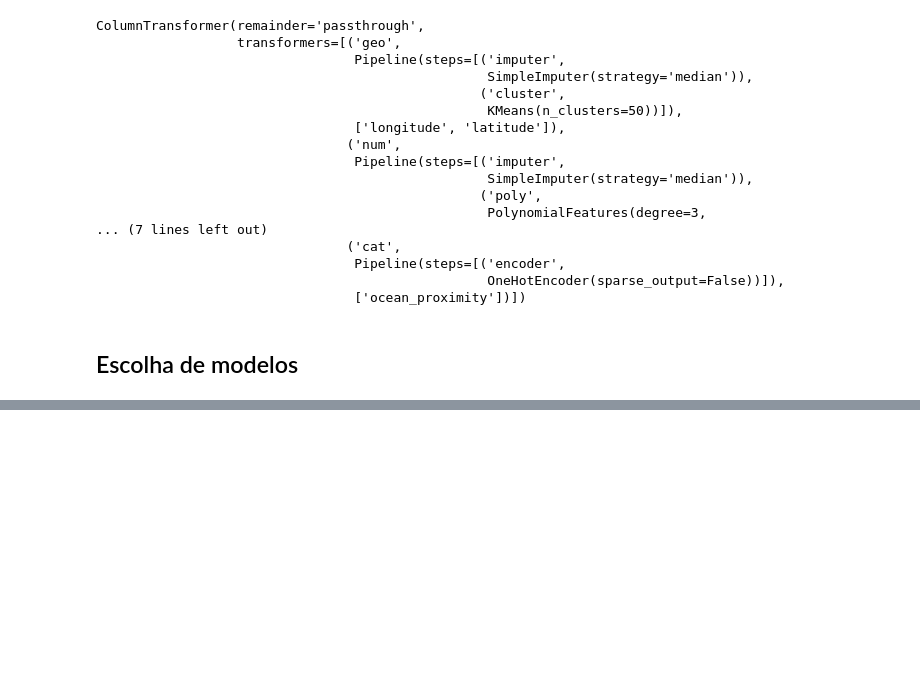
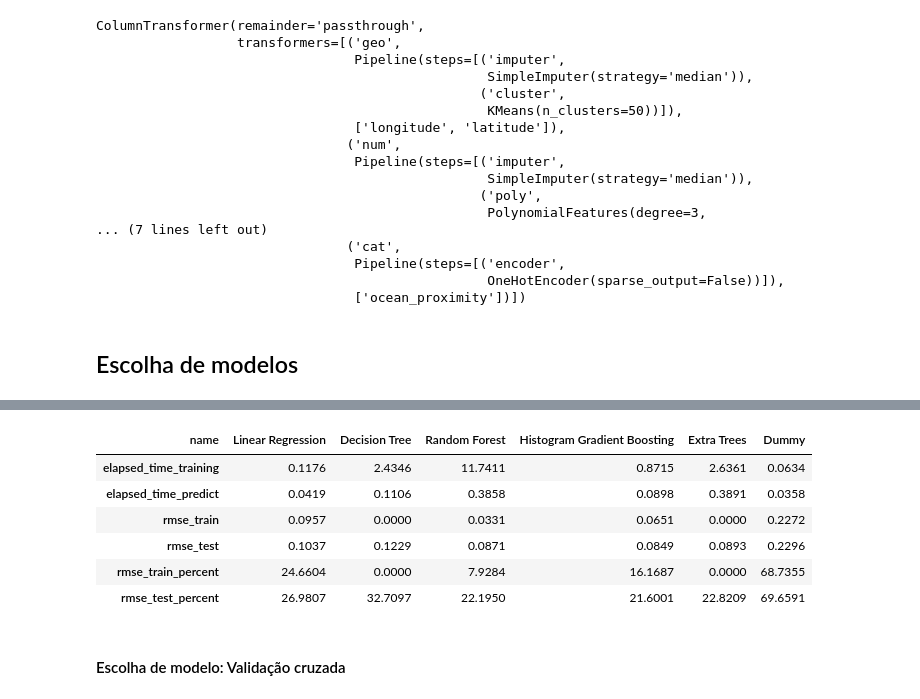
Before and after one commit to marinnagc/ml_labs_marinnagc, a Jupyter notebook: labs/answers/01_regression/task_02/notebooks/02-modeling/task_02.ipynb, the cells around one changed output, grey strips where cells are left out. Drawn from its saved outputs; the diff is of its cells as text; code cells hidden in the pictures; blank space fills up the shorter version.

```diff
--- a/labs/answers/01_regression/task_02/notebooks/02-modeling/task_02.ipynb
+++ b/labs/answers/01_regression/task_02/notebooks/02-modeling/task_02.ipynb
@@ -197,6 +197,15 @@ et_reg = Pipeline([
         ),
     ),
 ])
+# %%
+from sklearn.dummy import DummyRegressor
+
+dummy_reg = Pipeline([
+    ('preprocessing', preprocessing_pipe),
+    (
+        'regression', DummyRegressor(strategy='mean'),
+    ),
+])
 # %%
 from typing import Any
 
@@ -306,13 +237,0 @@ Best model: Histogram Gradient Boosting
-# %%
-model = best_model['model']
-
-model.fit(X_train_val, y_train_val)
-
-y_train_pred = model.predict(X_train_val)
-y_test_pred = model.predict(X_test_val)
-
-rmse_train = root_mean_squared_error(y_train_val, y_train_pred)
-rmse_test = root_mean_squared_error(y_test_val, y_test_pred)
-
-print(f'\nTraining RMSE: {rmse_train:.4f}')
-print(f'Test RMSE: {rmse_test:.4f}')
@@ -367,0 +295,27 @@ plt.show()
+# %%
+results = [
+    {
+        'name': experiment['name'],
+        'elapsed_time_training': experiment['elapsed_time_training'],
+        'elapsed_time_predict': experiment['elapsed_time_predict'],
+        'rmse_train': experiment['rmse_train'],
+        'rmse_test': experiment['rmse_test'],
+        'rmse_train_percent': 100.0 * (10.0**experiment['rmse_train'] - 1.0),
+        'rmse_test_percent': 100.0 * (10.0**experiment['rmse_test'] - 1.0),
+    }
+    for experiment in experiments
+]
+
+results_df = pd.DataFrame(results)
+# %%
+results_df.round(4).set_index('name').transpose()
+# %% [output]
+| name | Linear Regression | Decision Tree | Random Forest | Histogram Gradient Boosting | Extra Trees | Dummy |
+| elapsed_time_training | 0.1176 | 2.4346 | 11.7411 | 0.8715 | 2.6361 | 0.0634 |
+| elapsed_time_predict | 0.0419 | 0.1106 | 0.3858 | 0.0898 | 0.3891 | 0.0358 |
+| rmse_train | 0.0957 | 0.0000 | 0.0331 | 0.0651 | 0.0000 | 0.2272 |
+| rmse_test | 0.1037 | 0.1229 | 0.0871 | 0.0849 | 0.0893 | 0.2296 |
+| rmse_train_percent | 24.6604 | 0.0000 | 7.9284 | 16.1687 | 0.0000 | 68.7355 |
+| rmse_test_percent | 26.9807 | 32.7097 | 22.1950 | 21.6001 | 22.8209 | 69.6591 |
+# %% [markdown]
+#### Escolha de modelo: Validação cruzada
```
Also changed, not shown: parts of 24 cells of this notebook.
